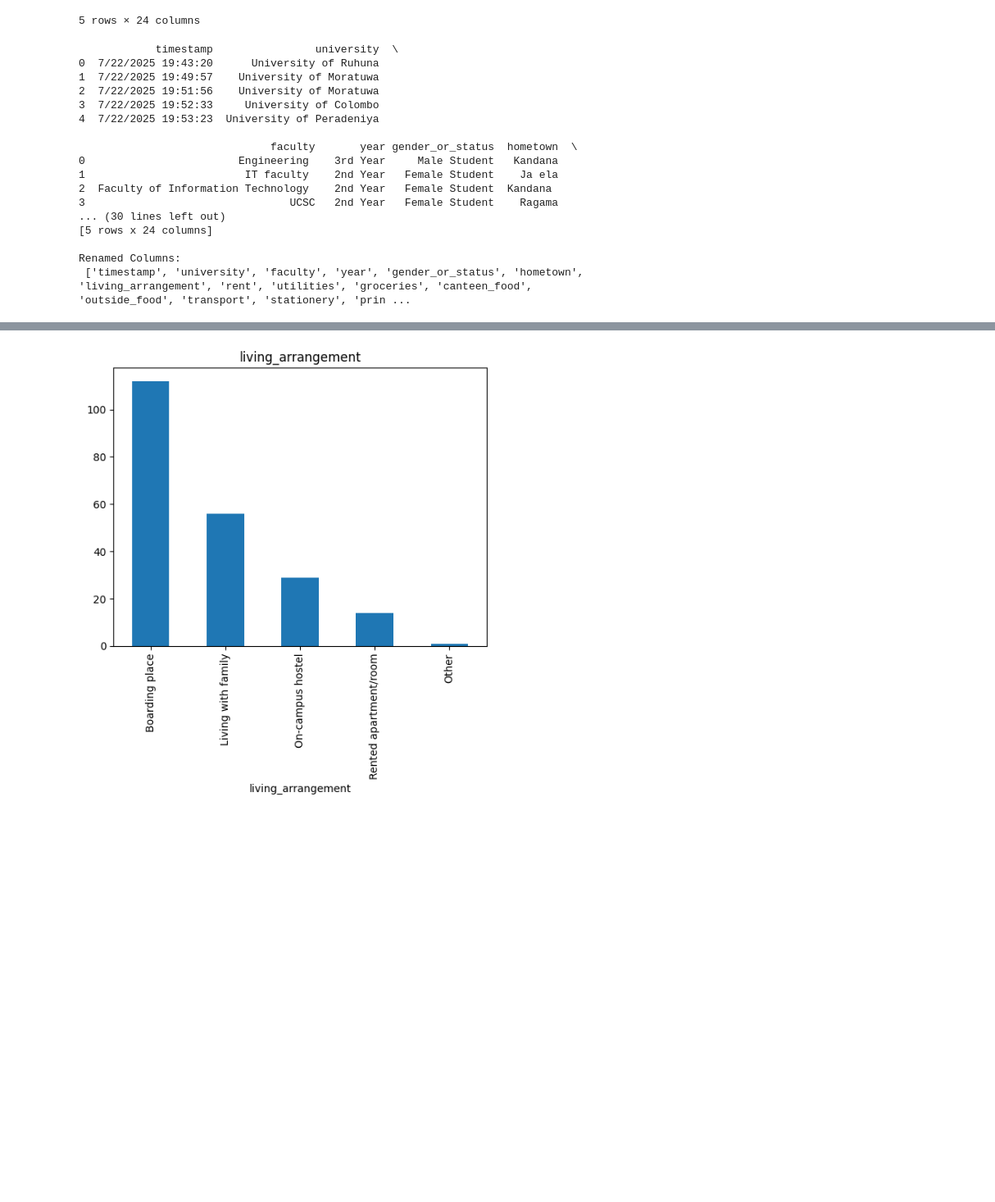
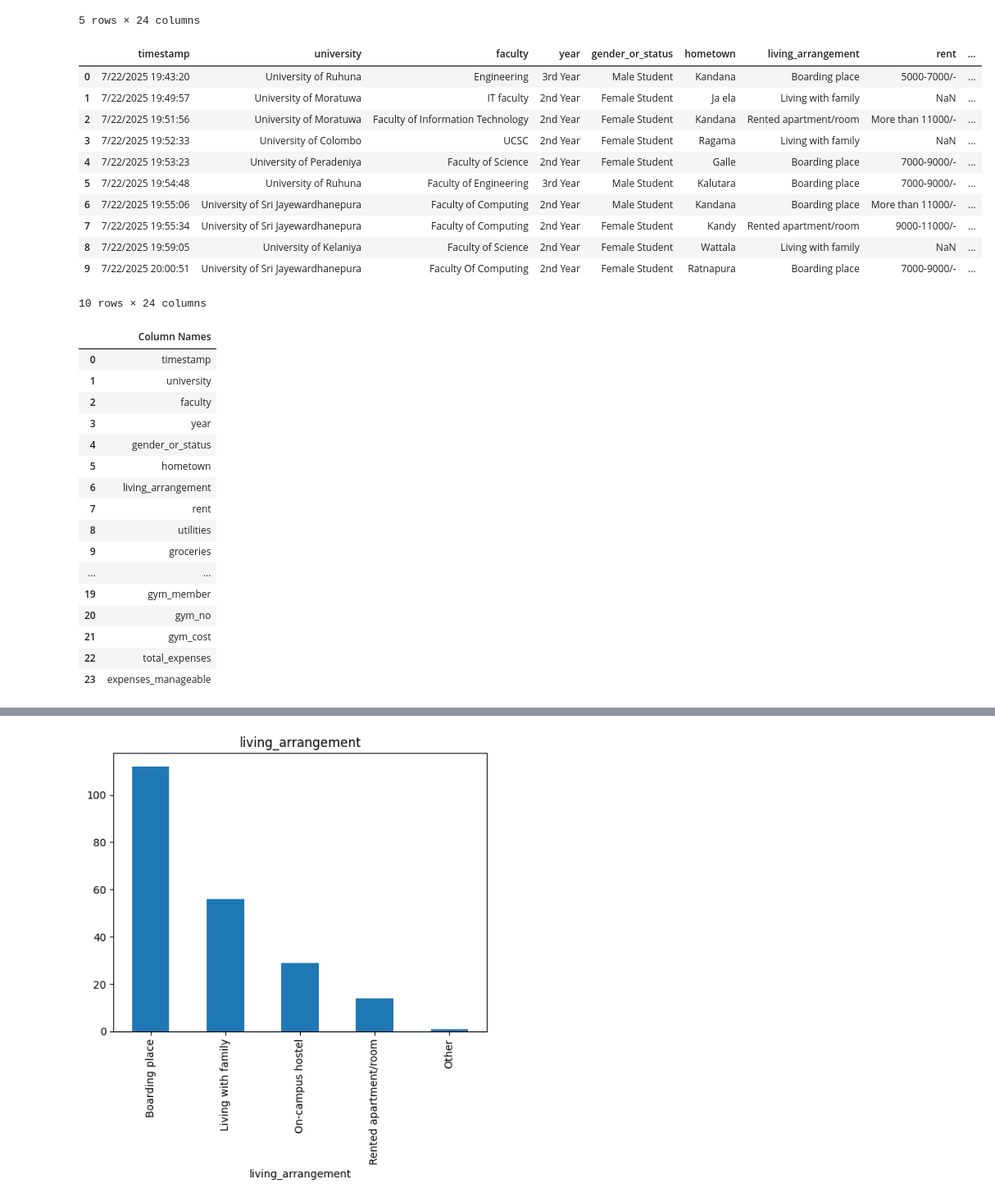
Before and after one commit to Pasindu115530/Static-Project, a Jupyter notebook: test.ipynb, the cells around one changed output, grey strips where cells are left out. Shown at 82% size. Cells and saved outputs as stored; diff of their text form; code cells hidden in the pictures; blank space fills up the shorter version.

```diff
--- a/test.ipynb
+++ b/test.ipynb
@@ -56,37 +56,52 @@ col_rename_map = {
     "How much do you spend each month on gym memberships or sports activities? (Answer only if you responded “Yes” to the previous question.)": "gym_cost",
     "On average, what is your total monthly expenditure?": "total_expenses",
     " Do you feel that your current monthly expenses are manageable based on your income or financial support (e.g., family support, scholarships, part-time jobs)?": "expenses_manageable",
     "What are your average monthly medical expenses (doctor visits, medication, health insurance)? (Answer only if you responded “No” to the previous question.)" : "medical_cost",
     "Do you currently pay for a gym or sports club membership ? (Answer only if you responded “No” to the previous question.)": "gym_no"
 }
 
 # Apply renaming
 df.rename(columns=col_rename_map, inplace=True)
 # columns_to_remove = ["timestamp", "university", "faculty", "year", "hometown", "expenses_manageable", "free_medical" , "gym_member" , "gym_paid","total_expenses" ]
 
 # df.drop(columns=columns_to_remove, inplace=True, errors="ignore")
 
 # Show updated columns
-print(df.head())
-print("\nRenamed Columns:\n", df.columns.tolist())
+display(df.head(10))
+
+# Display columns as a table
+columns_table = pd.DataFrame(df.columns.tolist(), columns=["Column Names"])
+display(columns_table)
 # %% [output]
+|  | timestamp | university | faculty | year | gender_or_status | hometown | living_arrangement | rent | ... |
+| 0 | 7/22/2025 19:43:20 | University of Ruhuna | Engineering | 3rd Year | Male Student | Kandana | Boarding place | 5000-7000/- | ... |
+| 1 | 7/22/2025 19:49:57 | University of Moratuwa | IT faculty | 2nd Year | Female Student | Ja ela | Living with family | NaN | ... |
+| 2 | 7/22/2025 19:51:56 | University of Moratuwa | Faculty of Information Technology | 2nd Year | Female Student | Kandana | Rented apartment/room | More than 11000/- | ... |
+| 3 | 7/22/2025 19:52:33 | University of Colombo | UCSC | 2nd Year | Female Student | Ragama | Living with family | NaN | ... |
+| 4 | 7/22/2025 19:53:23 | University of Peradeniya | Faculty of Science | 2nd Year | Female Student | Galle | Boarding place | 7000-9000/- | ... |
+| 5 | 7/22/2025 19:54:48 | University of Ruhuna | Faculty of Engineering | 3rd Year | Male Student | Kalutara | Boarding place | 7000-9000/- | ... |
+| 6 | 7/22/2025 19:55:06 | University of Sri Jayewardhanepura | Faculty of Computing | 2nd Year | Male Student | Kandana | Boarding place | More than 11000/- | ... |
+| 7 | 7/22/2025 19:55:34 | University of Sri Jayewardhanepura | Faculty of Computing | 2nd Year | Female Student | Kandy | Rented apartment/room | 9000-11000/- | ... |
+| 8 | 7/22/2025 19:59:05 | University of Kelaniya | Faculty of Science | 2nd Year | Female Student | Wattala | Living with family | NaN | ... |
+| 9 | 7/22/2025 20:00:51 | University of Sri Jayewardhanepura | Faculty Of Computing | 2nd Year | Female Student | Ratnapura | Boarding place | 7000-9000/- | ... |
-            timestamp                university  \
-0  7/22/2025 19:43:20      University of Ruhuna
-1  7/22/2025 19:49:57    University of Moratuwa
-2  7/22/2025 19:51:56    University of Moratuwa
-3  7/22/2025 19:52:33     University of Colombo
-4  7/22/2025 19:53:23  University of Peradeniya
-
-                              faculty       year gender_or_status  hometown  \
-0                        Engineering    3rd Year     Male Student   Kandana
-1                         IT faculty    2nd Year   Female Student    Ja ela
-2  Faculty of Information Technology    2nd Year   Female Student  Kandana
-3                                UCSC   2nd Year   Female Student    Ragama
-... (30 lines left out)
-[5 rows x 24 columns]
-
-Renamed Columns:
- ['timestamp', 'university', 'faculty', 'year', 'gender_or_status', 'hometown', 'living_arrangement', 'rent', 'utilities', 'groceries', 'canteen_food', 'outside_food', 'transport', 'stationery', 'prin ...
+10 rows × 24 columns
+|  | Column Names |
+| 0 | timestamp |
+| 1 | university |
+| 2 | faculty |
+| 3 | year |
+| 4 | gender_or_status |
+| 5 | hometown |
+| 6 | living_arrangement |
+| 7 | rent |
+| 8 | utilities |
+| 9 | groceries |
+| ... | ... |
+| 19 | gym_member |
+| 20 | gym_no |
+| 21 | gym_cost |
+| 22 | total_expenses |
+| 23 | expenses_manageable |
 # %%
 columns_to_remove = ["timestamp", "university", "faculty", "year", "hometown", "expenses_manageable", "free_medical" , "gym_member" , "gym_paid","total_expenses","gym_no" ]
 
```
Also changed, not shown: parts of 1 cell of this notebook.
